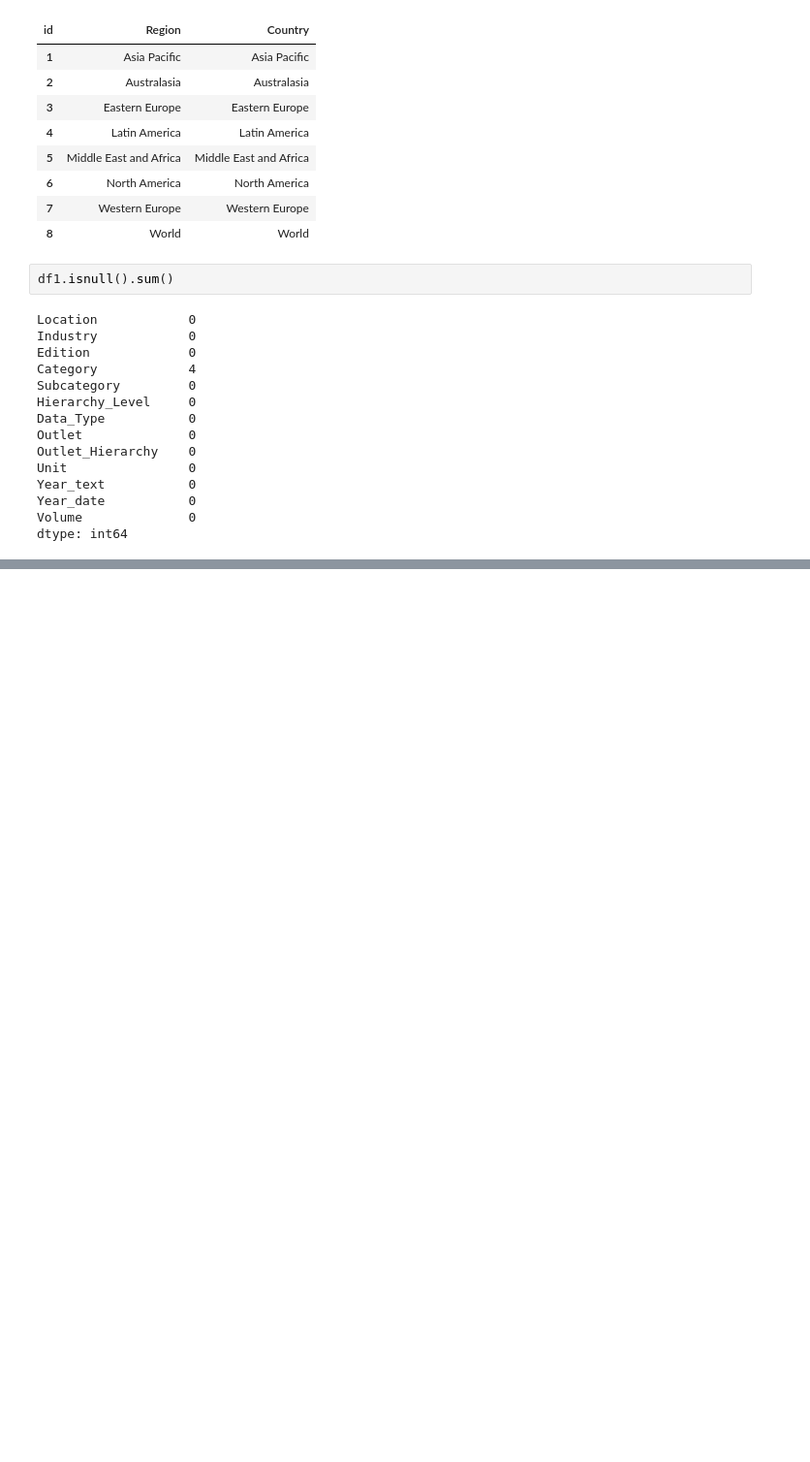
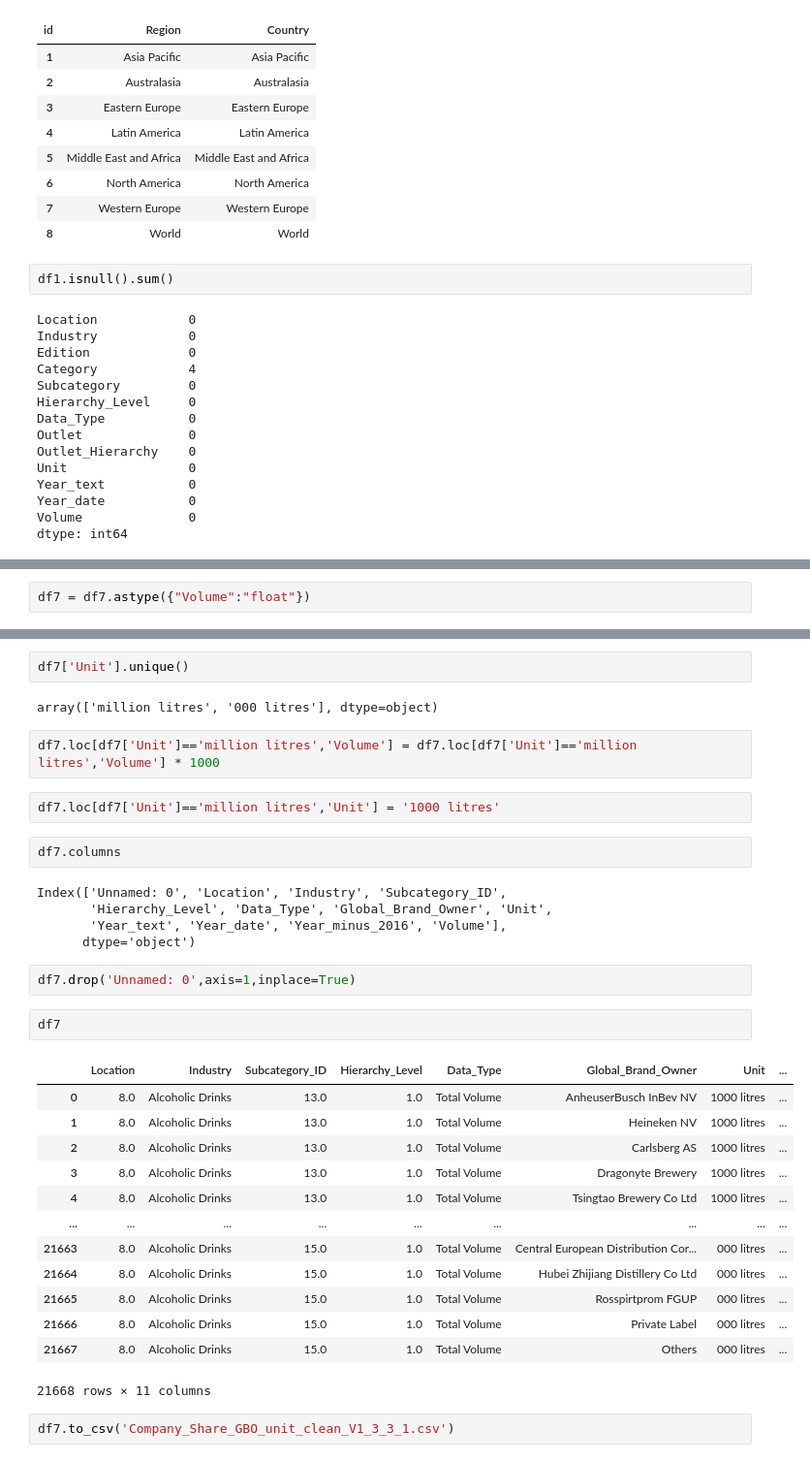
Before and after one commit to Ta-DevSark/dragonyte_brewery, a Jupyter notebook: Mahmoud.ipynb, the cells around one changed output, grey strips where cells are left out. Shown at 97% size. Cells and saved outputs as stored; diff of their text form; blank space fills up the shorter version.

```diff
--- a/Mahmoud.ipynb
+++ b/Mahmoud.ipynb
@@ -797,0 +858,2 @@ updated_df1.to_csv('')
+# %%
+df7 = df7.astype({"Volume":"float"})
@@ -797,0 +876,35 @@ updated_df1.to_csv('')
+# %%
+df7['Unit'].unique()
+# %% [output]
+array(['million litres', '000 litres'], dtype=object)
+# %%
+df7.loc[df7['Unit']=='million litres','Volume'] = df7.loc[df7['Unit']=='million litres','Volume'] * 1000
+# %%
+df7.loc[df7['Unit']=='million litres','Unit'] = '1000 litres'
+# %%
+df7.columns
+# %% [output]
+Index(['Unnamed: 0', 'Location', 'Industry', 'Subcategory_ID',
+       'Hierarchy_Level', 'Data_Type', 'Global_Brand_Owner', 'Unit',
+       'Year_text', 'Year_date', 'Year_minus_2016', 'Volume'],
+      dtype='object')
+# %%
+df7.drop('Unnamed: 0',axis=1,inplace=True)
+# %%
+df7
+# %% [output]
+|  | Location | Industry | Subcategory_ID | Hierarchy_Level | Data_Type | Global_Brand_Owner | Unit | ... |
+| 0 | 8.0 | Alcoholic Drinks | 13.0 | 1.0 | Total Volume | AnheuserBusch InBev NV | 1000 litres | ... |
+| 1 | 8.0 | Alcoholic Drinks | 13.0 | 1.0 | Total Volume | Heineken NV | 1000 litres | ... |
+| 2 | 8.0 | Alcoholic Drinks | 13.0 | 1.0 | Total Volume | Carlsberg AS | 1000 litres | ... |
+| 3 | 8.0 | Alcoholic Drinks | 13.0 | 1.0 | Total Volume | Dragonyte Brewery | 1000 litres | ... |
+| 4 | 8.0 | Alcoholic Drinks | 13.0 | 1.0 | Total Volume | Tsingtao Brewery Co Ltd | 1000 litres | ... |
+| ... | ... | ... | ... | ... | ... | ... | ... | ... |
+| 21663 | 8.0 | Alcoholic Drinks | 15.0 | 1.0 | Total Volume | Central European Distribution Cor... | 000 litres | ... |
+| 21664 | 8.0 | Alcoholic Drinks | 15.0 | 1.0 | Total Volume | Hubei Zhijiang Distillery Co Ltd | 000 litres | ... |
+| 21665 | 8.0 | Alcoholic Drinks | 15.0 | 1.0 | Total Volume | Rosspirtprom FGUP | 000 litres | ... |
+| 21666 | 8.0 | Alcoholic Drinks | 15.0 | 1.0 | Total Volume | Private Label | 000 litres | ... |
+| 21667 | 8.0 | Alcoholic Drinks | 15.0 | 1.0 | Total Volume | Others | 000 litres | ... |
+21668 rows × 11 columns
+# %%
+df7.to_csv('Company_Share_GBO_unit_clean_V1_3_3_1.csv')
```
Also changed, not shown: parts of 49 cells of this notebook, 3 other files.
